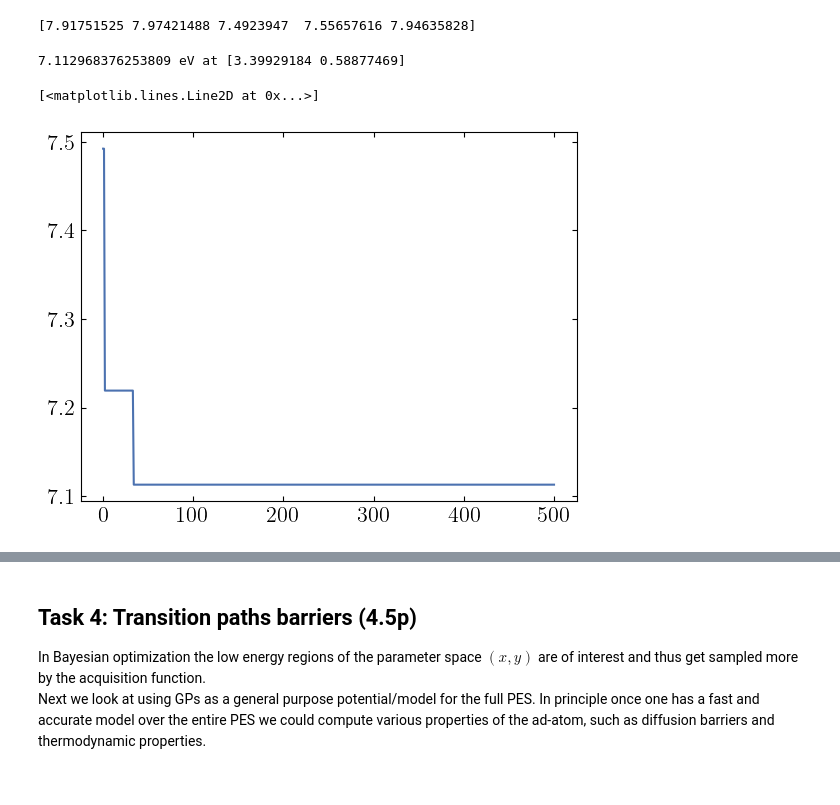
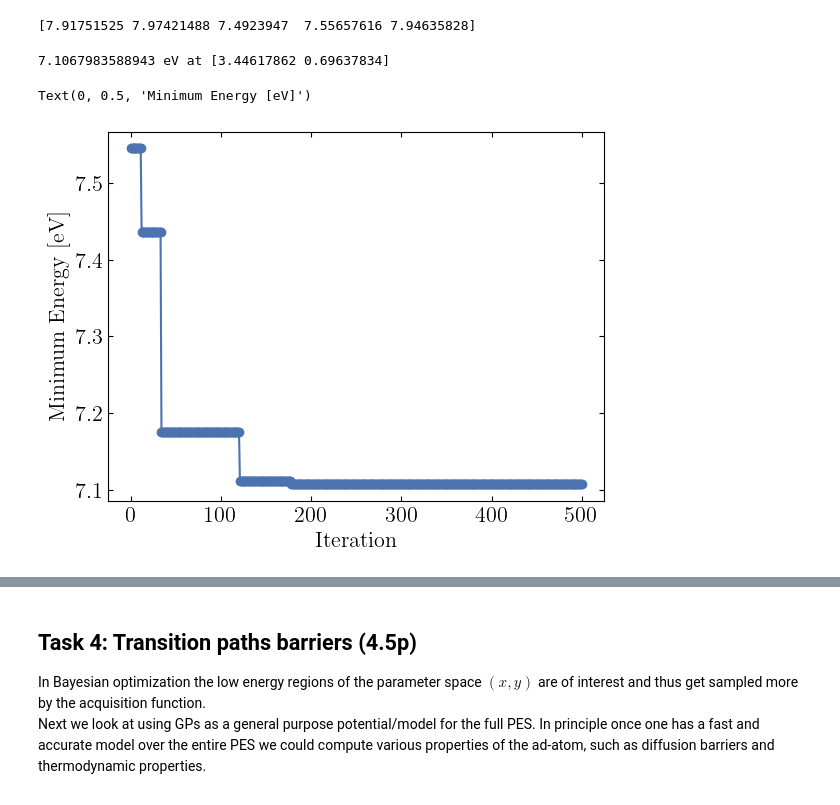
Before and after one commit to j-haralds/Advanced_sim, a Jupyter notebook: project_2b_shared/Jonatan_2b.ipynb, the cells around one changed output, grey strips where cells are left out. Drawn from its saved outputs; the diff is of its cells as text; code cells hidden in the pictures.

```diff
--- a/project_2b_shared/Jonatan_2b.ipynb
+++ b/project_2b_shared/Jonatan_2b.ipynb
@@ -239,7 +239,7 @@ def contour_generator(xlim, ylim, size=50):
 x_lim = [0,16.65653]
 y_lim = [0, 2.884996]
 
-X,Y,E = contour_generator(x_lim , y_lim, size = 20)#, args = [surface, get_z_max(surface)])
+X_contour,Y_contour,E_contour = contour_generator(x_lim , y_lim, size = 30)#, args = [surface, get_z_max(surface)])
 # %%
 print(np.min(E))
 print(true_mini_fun)
@@ -405,7 +390,7 @@ print(E_init)
 # %% [output]
 [7.91751525 7.97421488 7.4923947  7.55657616 7.94635828]
 # %%
-def get_initial_samples(size = 5,rng = rng,surface = surface):
+def get_initial_samples(size = 5,rng = rng,surface = surface, x_lim = x_lim,y_lim = y_lim):
     initial_x = rng.uniform(x_lim[0],x_lim[1],size = size)
     initial_y = rng.uniform(y_lim[0],y_lim[1],size = size)
 
@@ -413,7 +398,8 @@ def get_initial_samples(size = 5,rng = rng,surface = surface):
 
     E_train_init = np.zeros(size)
     for i in range(size):
-        E_train_init[i] = calculate_adatom_energy(surface,initial_samples[i])
+        E_train_init[i] = calculate_adatom_energy(surface,np.vstack((initial_x[i],initial_y[i],get_z_max(surface))).flatten())
+
     return X_train_init, E_train_init.reshape(-1,1)
 
 def build_model(X_train,E_train,alpha= [1,1]):
@@ -436,7 +422,7 @@ def acquisition_function(model,Xp,beta):
     a = mu - beta * cov
     return a
 
-def get_newdata(X_train,E_train,Xp,model,beta = beta,surface = surface):
+def get_newdata(X_train,E_train,Xp,model,beta,surface = surface):
     X_newp = Xp[np.argmin(acquisition_function(model,Xp,beta)),:]
     X_new = np.vstack((X_train,X_newp))
     positions = np.vstack((X_newp[0],X_newp[1],get_z_max(surface))).flatten()
@@ -444,27 +430,36 @@ def get_newdata(X_train,E_train,Xp,model,beta = beta,surface = surface):
     E_new = np.vstack((E_train,E_newp))
     return X_new, E_new
 # %%
-def run_GP(beta,rng= rng,surface = surface, size = 5,alpha = [1,1],n_preds = 50, E_th = E_th):
+from tqdm import tqdm
+
+def run_GP(beta,rng= rng,surface = surface, size = 5,alpha = [1,1], E_th = E_th,
+           X_contour = X_contour, Y_contour = Y_contour):
+    pbar = tqdm(desc='Processing')
     X_train, E_train = get_initial_samples(size = 5,rng = rng,surface = surface)
-    Xp = np.vstack((np.linspace(x_lim[0],x_lim[1]).flatten(),np.linspace(y_lim[0],y_lim[1]).flatten())).T
+    #Xp = np.vstack((np.linspace(x_lim[0],x_lim[1],n_preds).flatten(),np.linspace(y_lim[0],y_lim[1],n_preds).flatten())).T
+    Xp = np.vstack((X_contour.flatten(),Y_contour.flatten())).T
     n = 0
     res_min = []
     while np.abs(np.min(E_train)) > E_th:
         model = build_model(X_train,E_train)
-        X_train, E_train = get_newdata(X_train,E_train,Xp,model)
+        X_train, E_train = get_newdata(X_train,E_train,Xp,model,beta)
         n += 1
         min_i = np.argmin(E_train)
         res_min.append({'x_pos':X_train[min_i,0],'y_pos':X_train[min_i,1],'Energy':E_train[min_i]})
         if n > 500:
             print(f'{np.min(E_train)} eV at {X_train[np.argmin(E_train),:]}')
             break
-    return pd.DataFrame(res_min)
+        pbar.update(1)
+    pbar.close()
+    return pd.DataFrame(res_min), model
 # %%
-bayes_df = run_GP(10)
+bayes_df, model = run_GP(2.5)
 # %% [output]
-7.112968376253809 eV at [3.39929184 0.58877469]
+7.1067983588943 eV at [3.44617862 0.69637834]
 # %%
-plt.plot(bayes_df['Energy'])
+plt.plot(bayes_df['Energy'],'-o')
+plt.xlabel('Iteration')
+plt.ylabel('Minimum Energy [eV]')
 # %% [output]
-[<matplotlib.lines.Line2D at 0x...>]
+Text(0, 0.5, 'Minimum Energy [eV]')
-[figure, old version]
+[figure, new version]
```
Also changed, not shown: parts of 11 cells of this notebook.
